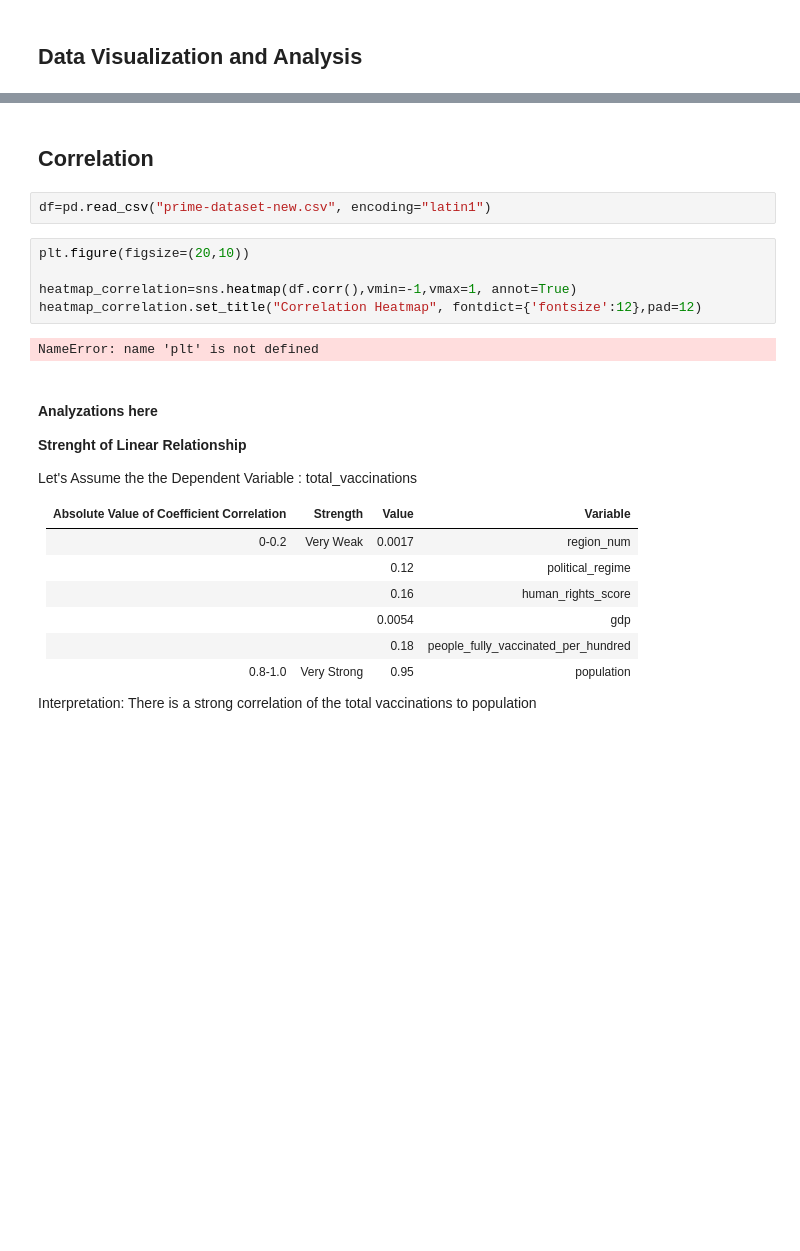
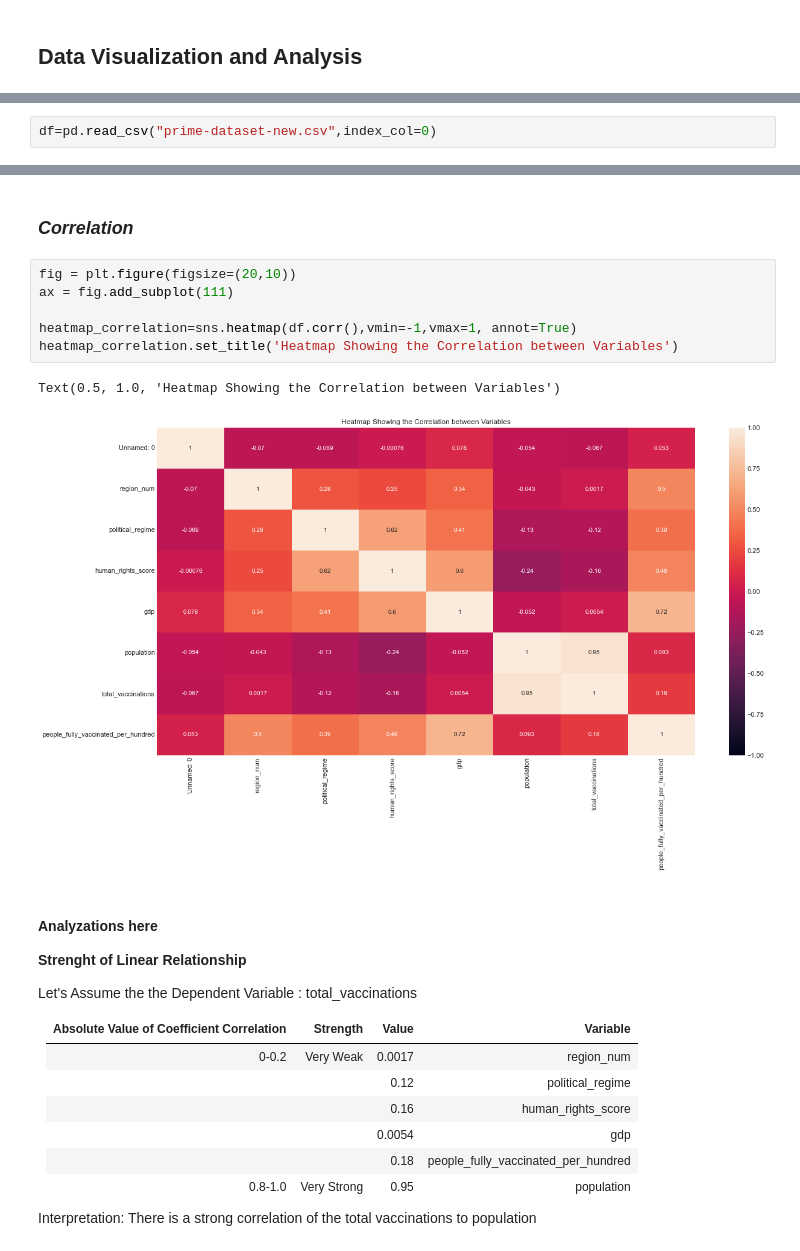
Before and after one commit to RuizLorenzoChavez/DATA100-Finals-COVID-Vaccination-Tracker, a Jupyter notebook: group1-data-storytelling.ipynb, the cells around one changed output, grey strips where cells are left out. Drawn from its saved outputs; the diff is of its cells as text; blank space fills up the shorter version.

```diff
--- a/group1-data-storytelling.ipynb
+++ b/group1-data-storytelling.ipynb
@@ -835,0 +781,2 @@ sns.scatterplot(x=prime_dataset.gdp,y=prime_dataset.people_fully_vaccinated_per_
+# %%
+df=pd.read_csv("prime-dataset-new.csv",index_col=0)
@@ -836,14 +799,14 @@ sns.scatterplot(x=prime_dataset.gdp,y=prime_dataset.people_fully_vaccinated_per_
 # %% [markdown]
-## Correlation
+### *Correlation*
-# %%
-df=pd.read_csv("prime-dataset-new.csv", encoding="latin1")
 # %%
-plt.figure(figsize=(20,10))
+fig = plt.figure(figsize=(20,10))
+ax = fig.add_subplot(111)
 
 heatmap_correlation=sns.heatmap(df.corr(),vmin=-1,vmax=1, annot=True)
-heatmap_correlation.set_title("Correlation Heatmap", fontdict={'fontsize':12},pad=12)
+heatmap_correlation.set_title('Heatmap Showing the Correlation between Variables')
 # %% [output]
-NameError: name 'plt' is not defined
+Text(0.5, 1.0, 'Heatmap Showing the Correlation between Variables')
+[figure, added]
 # %% [markdown]
 #### Analyzations here
 <strong> Strenght of Linear Relationship </strong>
```
Also changed, not shown: parts of 28 cells of this notebook, 1 other file.
